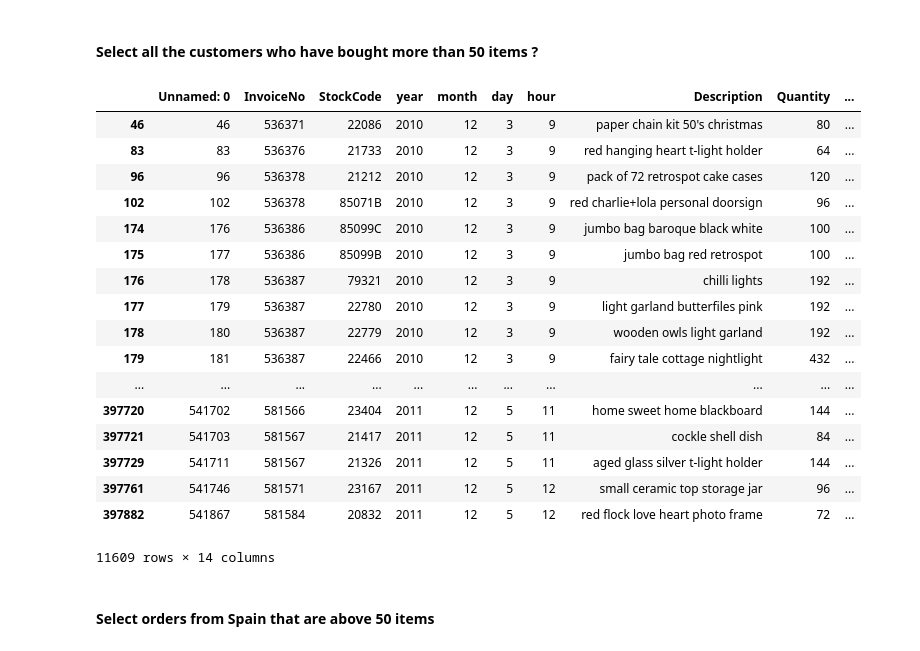
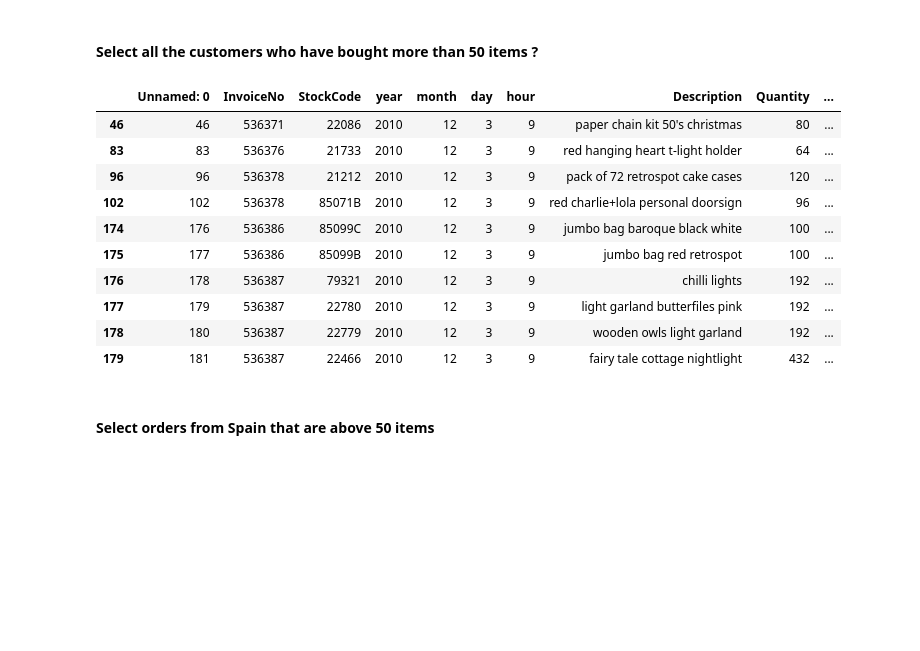
Before and after one commit to carlosmd14/datamad0119, a Jupyter notebook: module-2/lab-subsetting-and-descriptive-stats/your-code/main.ipynb, the cells around one changed output. Saved outputs shown, nothing was run; the diff lists cells and outputs as text; code cells hidden in the pictures; blank space fills up the shorter version.

```diff
--- a/module-2/lab-subsetting-and-descriptive-stats/your-code/main.ipynb
+++ b/module-2/lab-subsetting-and-descriptive-stats/your-code/main.ipynb
@@ -434,26 +427,19 @@ Name: Country, dtype: int64
 #### Select all the customers who have bought more than 50 items ?
 # %%
 # your answer here
-orders[orders.Quantity > 50]
+orders[orders.Quantity > 50].head(10)
 # %% [output]
 |  | Unnamed: 0 | InvoiceNo | StockCode | year | month | day | hour | Description | Quantity | ... |
 | 46 | 46 | 536371 | 22086 | 2010 | 12 | 3 | 9 | paper chain kit 50's christmas | 80 | ... |
 | 83 | 83 | 536376 | 21733 | 2010 | 12 | 3 | 9 | red hanging heart t-light holder | 64 | ... |
 | 96 | 96 | 536378 | 21212 | 2010 | 12 | 3 | 9 | pack of 72 retrospot cake cases | 120 | ... |
 | 102 | 102 | 536378 | 85071B | 2010 | 12 | 3 | 9 | red charlie+lola personal doorsign | 96 | ... |
 | 174 | 176 | 536386 | 85099C | 2010 | 12 | 3 | 9 | jumbo bag baroque black white | 100 | ... |
 | 175 | 177 | 536386 | 85099B | 2010 | 12 | 3 | 9 | jumbo bag red retrospot | 100 | ... |
 | 176 | 178 | 536387 | 79321 | 2010 | 12 | 3 | 9 | chilli lights | 192 | ... |
 | 177 | 179 | 536387 | 22780 | 2010 | 12 | 3 | 9 | light garland butterfiles pink | 192 | ... |
 | 178 | 180 | 536387 | 22779 | 2010 | 12 | 3 | 9 | wooden owls light garland | 192 | ... |
 | 179 | 181 | 536387 | 22466 | 2010 | 12 | 3 | 9 | fairy tale cottage nightlight | 432 | ... |
-| ... | ... | ... | ... | ... | ... | ... | ... | ... | ... | ... |
-| 397720 | 541702 | 581566 | 23404 | 2011 | 12 | 5 | 11 | home sweet home blackboard | 144 | ... |
-| 397721 | 541703 | 581567 | 21417 | 2011 | 12 | 5 | 11 | cockle shell dish | 84 | ... |
-| 397729 | 541711 | 581567 | 21326 | 2011 | 12 | 5 | 11 | aged glass silver t-light holder | 144 | ... |
-| 397761 | 541746 | 581571 | 23167 | 2011 | 12 | 5 | 12 | small ceramic top storage jar | 96 | ... |
-| 397882 | 541867 | 581584 | 20832 | 2011 | 12 | 5 | 12 | red flock love heart photo frame | 72 | ... |
-11609 rows × 14 columns
 # %% [markdown]
 #### Select orders from Spain that are above 50 items
 # %%
```
Also changed, not shown: parts of 7 cells of this notebook.
